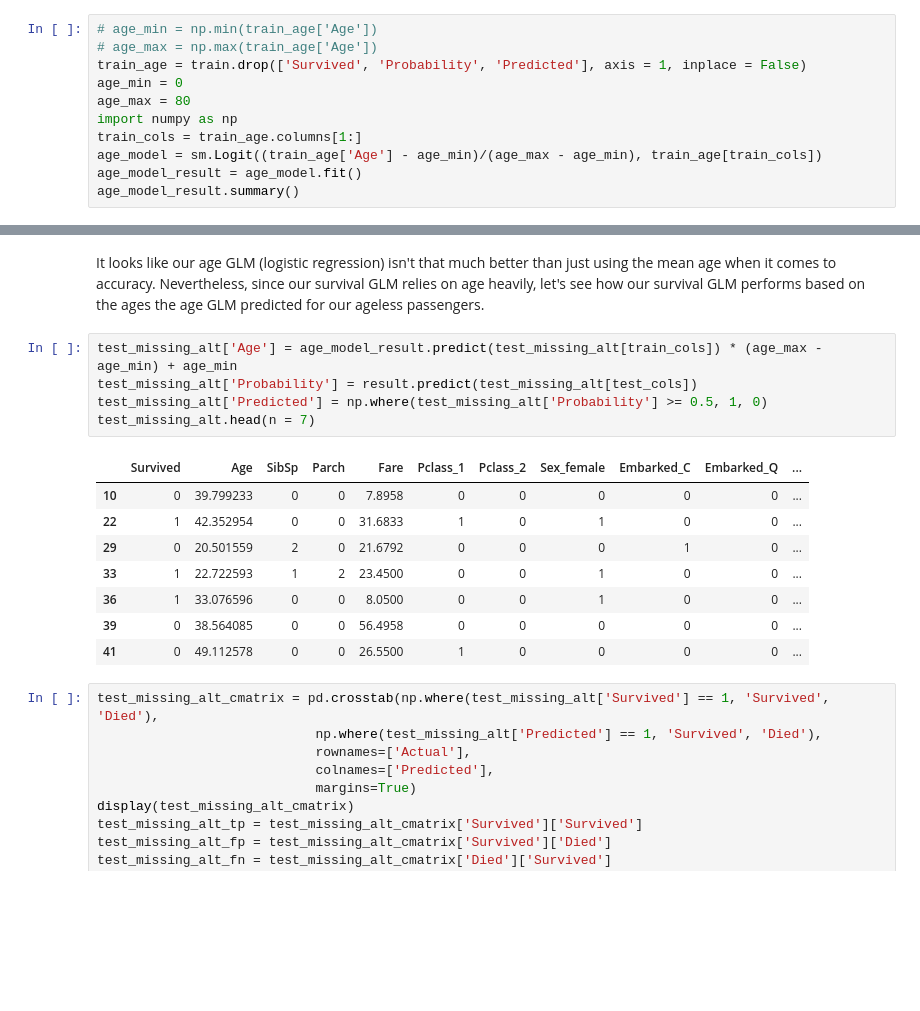
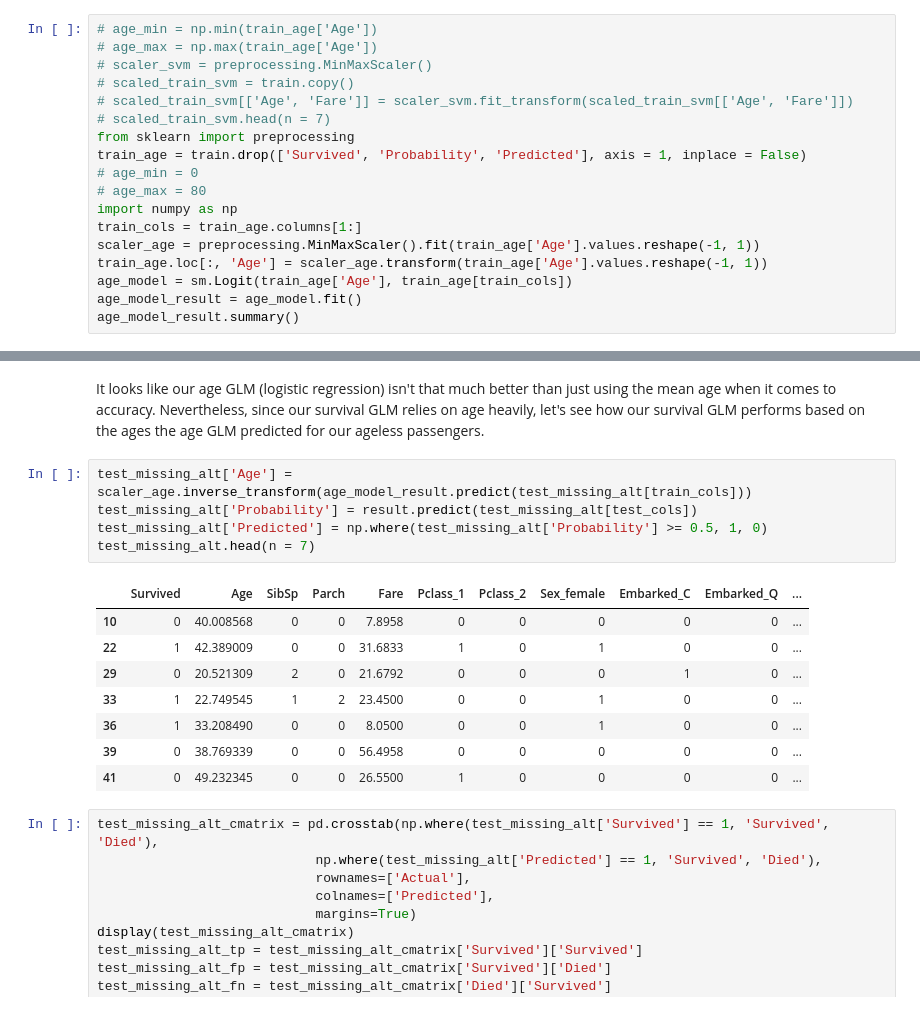
Before and after one commit to VCZLee/Jupyter-Notebooks, a Jupyter notebook: Kaggle/Titanic/Titanic Dataset - Python and data science basics.ipynb, the cells around one changed output, grey strips where cells are left out. Cells and saved outputs as stored; diff of their text form; blank space fills up the shorter version.

```diff
--- a/Kaggle/Titanic/Titanic Dataset - Python and data science basics.ipynb
+++ b/Kaggle/Titanic/Titanic Dataset - Python and data science basics.ipynb
@@ -467,12 +467,19 @@ $$x_{normalized} = \frac {x_{original} - x_{minimum}}{x_{maximum} - x_{minimum}}
 # %%
 # age_min = np.min(train_age['Age'])
 # age_max = np.max(train_age['Age'])
+# scaler_svm = preprocessing.MinMaxScaler()
+# scaled_train_svm = train.copy()
+# scaled_train_svm[['Age', 'Fare']] = scaler_svm.fit_transform(scaled_train_svm[['Age', 'Fare']])
+# scaled_train_svm.head(n = 7)
+from sklearn import preprocessing
 train_age = train.drop(['Survived', 'Probability', 'Predicted'], axis = 1, inplace = False)
-age_min = 0
-age_max = 80
+# age_min = 0
+# age_max = 80
 import numpy as np
 train_cols = train_age.columns[1:]
-age_model = sm.Logit((train_age['Age'] - age_min)/(age_max - age_min), train_age[train_cols])
+scaler_age = preprocessing.MinMaxScaler().fit(train_age['Age'].values.reshape(-1, 1))
+train_age.loc[:, 'Age'] = scaler_age.transform(train_age['Age'].values.reshape(-1, 1))
+age_model = sm.Logit(train_age['Age'], train_age[train_cols])
 age_model_result = age_model.fit()
 age_model_result.summary()
 # %% [output]
@@ -531,19 +539,19 @@ The regression imputation method has a squared error sum 5.473494637104547% grea
 It looks like our age GLM (logistic regression) isn't that much better than just using the mean age when it comes to accuracy.
 Nevertheless, since our survival GLM relies on age heavily, let's see how our survival GLM performs based on the ages the age GLM predicted for our ageless passengers.
 # %%
-test_missing_alt['Age'] = age_model_result.predict(test_missing_alt[train_cols]) * (age_max - age_min) + age_min
+test_missing_alt['Age'] = scaler_age.inverse_transform(age_model_result.predict(test_missing_alt[train_cols]))
 test_missing_alt['Probability'] = result.predict(test_missing_alt[test_cols])
 test_missing_alt['Predicted'] = np.where(test_missing_alt['Probability'] >= 0.5, 1, 0)
 test_missing_alt.head(n = 7)
 # %% [output]
 |  | Survived | Age | SibSp | Parch | Fare | Pclass_1 | Pclass_2 | Sex_female | Embarked_C | Embarked_Q | ... |
-| 10 | 0 | 39.799233 | 0 | 0 | 7.8958 | 0 | 0 | 0 | 0 | 0 | ... |
-| 22 | 1 | 42.352954 | 0 | 0 | 31.6833 | 1 | 0 | 1 | 0 | 0 | ... |
-| 29 | 0 | 20.501559 | 2 | 0 | 21.6792 | 0 | 0 | 0 | 1 | 0 | ... |
-| 33 | 1 | 22.722593 | 1 | 2 | 23.4500 | 0 | 0 | 1 | 0 | 0 | ... |
-| 36 | 1 | 33.076596 | 0 | 0 | 8.0500 | 0 | 0 | 1 | 0 | 0 | ... |
-| 39 | 0 | 38.564085 | 0 | 0 | 56.4958 | 0 | 0 | 0 | 0 | 0 | ... |
-| 41 | 0 | 49.112578 | 0 | 0 | 26.5500 | 1 | 0 | 0 | 0 | 0 | ... |
+| 10 | 0 | 40.008568 | 0 | 0 | 7.8958 | 0 | 0 | 0 | 0 | 0 | ... |
+| 22 | 1 | 42.389009 | 0 | 0 | 31.6833 | 1 | 0 | 1 | 0 | 0 | ... |
+| 29 | 0 | 20.521309 | 2 | 0 | 21.6792 | 0 | 0 | 0 | 1 | 0 | ... |
+| 33 | 1 | 22.749545 | 1 | 2 | 23.4500 | 0 | 0 | 1 | 0 | 0 | ... |
+| 36 | 1 | 33.208490 | 0 | 0 | 8.0500 | 0 | 0 | 1 | 0 | 0 | ... |
+| 39 | 0 | 38.769339 | 0 | 0 | 56.4958 | 0 | 0 | 0 | 0 | 0 | ... |
+| 41 | 0 | 49.232345 | 0 | 0 | 26.5500 | 1 | 0 | 0 | 0 | 0 | ... |
 # %%
 test_missing_alt_cmatrix = pd.crosstab(np.where(test_missing_alt['Survived'] == 1, 'Survived', 'Died'),
                             np.where(test_missing_alt['Predicted'] == 1, 'Survived', 'Died'),
```
Also changed, not shown: parts of 5 cells of this notebook.
